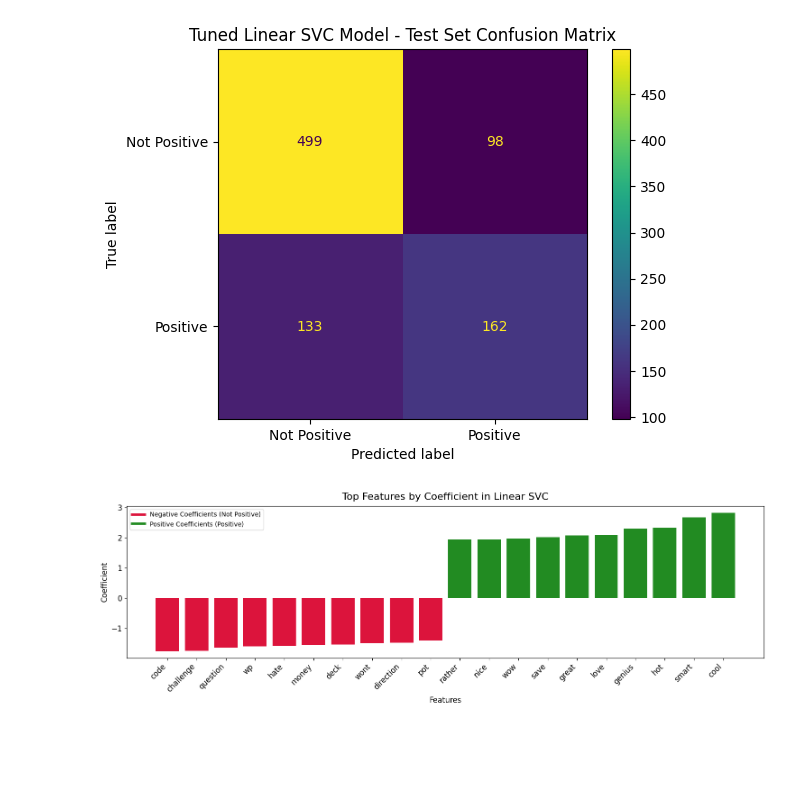
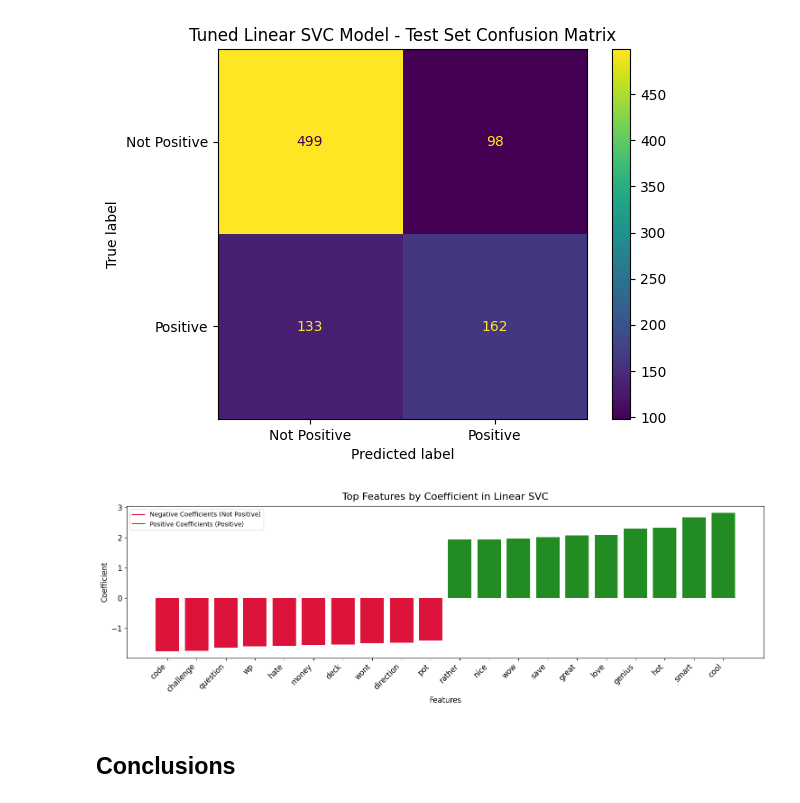
Before and after one commit to AndrewReusche/NLP_Sentiment_Analysis, a Jupyter notebook: NLP_Tweet_Analysis.ipynb, the cells around one changed output. Drawn from its saved outputs; the diff is of its cells as text; code cells hidden in the pictures; blank space fills up the shorter version.

```diff
--- a/NLP_Tweet_Analysis.ipynb
+++ b/NLP_Tweet_Analysis.ipynb
@@ -985,36 +1371,48 @@ Not Positive       0.79      0.84      0.81       597
 weighted avg       0.73      0.74      0.74       892
 [figure]
 # %%
-def top_coefficients(classifier, feature_names, top_features=10):
+#function that displays what tokens the model deems as most important when classifying sentiment
+def top_coefficients(classifier, feature_names, top_features=10): #displays top 10 tokens for each sentiment
+    #get coefficients from classifier and turn into 1D array
     coef = classifier.coef_.ravel()
+    #gather indices of top positive and negative coefficients, then combine into an array
     top_positive_coefficients = np.argsort(coef)[-top_features:]
     top_negative_coefficients = np.argsort(coef)[:top_features]
-    top_coefficients = np.hstack([top_negative_coefficients, top_positive_coefficients])
+    top_coefficients = np.hstack([top_negative_coefficients,
+                                  top_positive_coefficients])
 
+    #plot a color coded bar chart for the top X amount of tokens
     plt.figure(figsize=(15, 5))
     colors = ["crimson" if c < 0 else 'forestgreen' for c in coef[top_coefficients]]
     plt.bar(np.arange(2 * top_features), coef[top_coefficients], color=colors)
 
+    #turn feature names into axis ticks
     feature_names = np.array(feature_names)
-    plt.xticks(np.arange(2 * top_features), feature_names[top_coefficients], rotation=45, ha='right', fontsize=12)
+    plt.xticks(np.arange(2 * top_features),
+               feature_names[top_coefficients],
+               rotation=45, ha='right', fontsize=12)
     plt.yticks(fontsize=12)
 
+    #provide graph and axis titles
     plt.xlabel('Features', fontsize=12)
     plt.ylabel('Coefficient', fontsize=12)
     plt.title('Top Features by Coefficient in Linear SVC', fontsize=16, pad=10)
 
-    from matplotlib.lines import Line2D
-    legend_elements = [Line2D([0], [0], color='crimson', lw=4,
+    #create a custom legend for positive and negative sentiment tokens
+    legend_elements = [Line2D([0], [0], color='crimson',
                               label='Negative Coefficients (Not Positive)'),
-                       Line2D([0], [0], color='forestgreen', lw=4,
+                       Line2D([0], [0], color='forestgreen',
                               label='Positive Coefficients (Positive)')]
-
     plt.legend(handles=legend_elements, loc='best', fontsize=10)
 
     plt.tight_layout()
     plt.show()
 
-
-top_coefficients(SVC_line['LSVC'], SVC_line['tfidf'].get_feature_names_out(), top_features=10)
+#call the function on the final test model
+top_coefficients(SVC_line['LSVC'],
+                 SVC_line['tfidf'].get_feature_names_out(),
+                 top_features=10)
 # %% [output]
-[figure, old version]
+[figure, new version]
+# %% [markdown]
+## Conclusions
```
Also changed, not shown: parts of 61 cells of this notebook.
